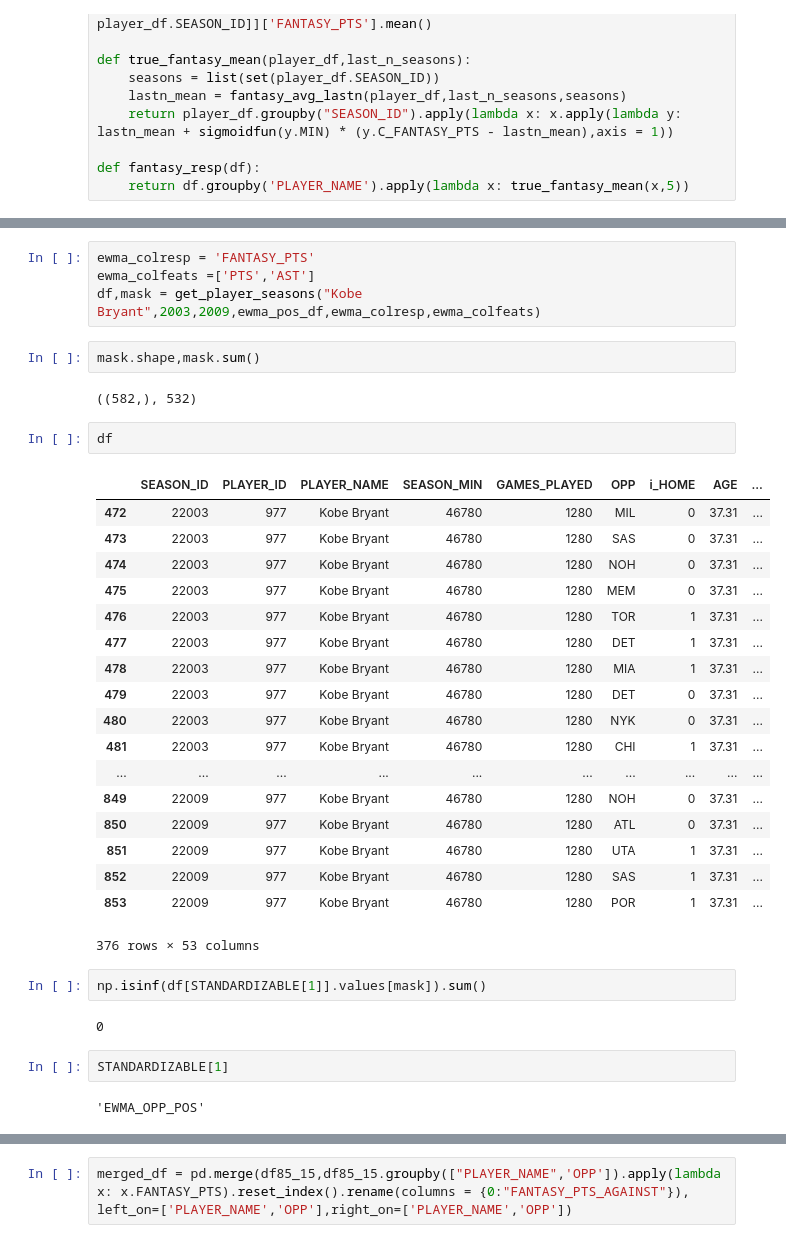
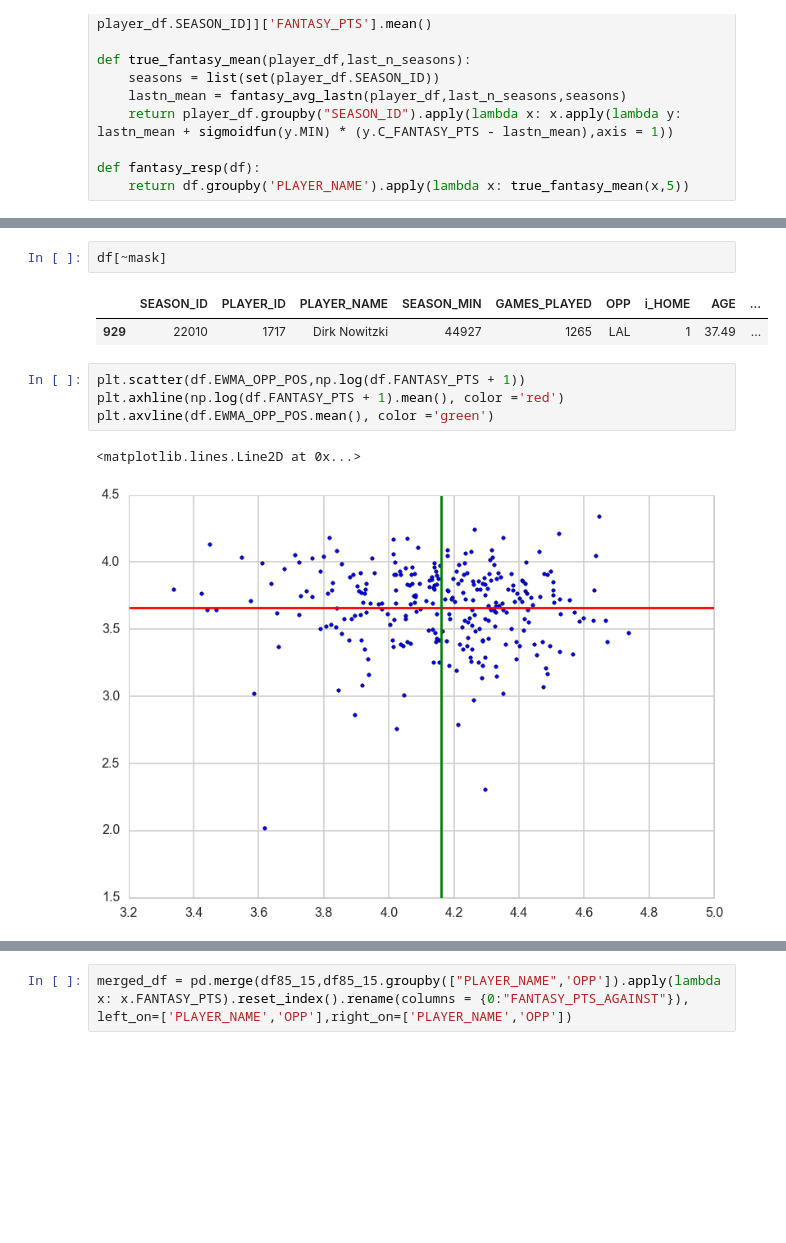
Before and after one commit to diciurcio-d/ShiftEnter, a Jupyter notebook: data_collection_sup.ipynb, the cells around one changed output, grey strips where cells are left out. Saved outputs shown, nothing was run; the diff lists cells and outputs as text; blank space fills up the shorter version.

```diff
--- a/data_collection_sup.ipynb
+++ b/data_collection_sup.ipynb
@@ -204,37 +191,12 @@ def get_player_seasons(player_name, season1,season2,full_df,ewma_colresp, ewma_c
-# %%
-ewma_colresp = 'FANTASY_PTS'
-ewma_colfeats =['PTS','AST']
-df,mask = get_player_seasons("Kobe Bryant",2003,2009,ewma_pos_df,ewma_colresp,ewma_colfeats)
-# %%
-mask.shape,mask.sum()
-# %% [output]
-((582,), 532)
 # %%
-df
+df[~mask]
 # %% [output]
 |  | SEASON_ID | PLAYER_ID | PLAYER_NAME | SEASON_MIN | GAMES_PLAYED | OPP | i_HOME | AGE | ... |
-| 472 | 22003 | 977 | Kobe Bryant | 46780 | 1280 | MIL | 0 | 37.31 | ... |
-| 473 | 22003 | 977 | Kobe Bryant | 46780 | 1280 | SAS | 0 | 37.31 | ... |
-| 474 | 22003 | 977 | Kobe Bryant | 46780 | 1280 | NOH | 0 | 37.31 | ... |
-| 475 | 22003 | 977 | Kobe Bryant | 46780 | 1280 | MEM | 0 | 37.31 | ... |
-| 476 | 22003 | 977 | Kobe Bryant | 46780 | 1280 | TOR | 1 | 37.31 | ... |
-| 477 | 22003 | 977 | Kobe Bryant | 46780 | 1280 | DET | 1 | 37.31 | ... |
-| 478 | 22003 | 977 | Kobe Bryant | 46780 | 1280 | MIA | 1 | 37.31 | ... |
-| 479 | 22003 | 977 | Kobe Bryant | 46780 | 1280 | DET | 0 | 37.31 | ... |
-| 480 | 22003 | 977 | Kobe Bryant | 46780 | 1280 | NYK | 0 | 37.31 | ... |
-| 481 | 22003 | 977 | Kobe Bryant | 46780 | 1280 | CHI | 1 | 37.31 | ... |
-| ... | ... | ... | ... | ... | ... | ... | ... | ... | ... |
-| 849 | 22009 | 977 | Kobe Bryant | 46780 | 1280 | NOH | 0 | 37.31 | ... |
-| 850 | 22009 | 977 | Kobe Bryant | 46780 | 1280 | ATL | 0 | 37.31 | ... |
-| 851 | 22009 | 977 | Kobe Bryant | 46780 | 1280 | UTA | 1 | 37.31 | ... |
-| 852 | 22009 | 977 | Kobe Bryant | 46780 | 1280 | SAS | 1 | 37.31 | ... |
-| 853 | 22009 | 977 | Kobe Bryant | 46780 | 1280 | POR | 1 | 37.31 | ... |
+| 929 | 22010 | 1717 | Dirk Nowitzki | 44927 | 1265 | LAL | 1 | 37.49 | ... |
-376 rows × 53 columns
-# %%
-np.isinf(df[STANDARDIZABLE[1]].values[mask]).sum()
-# %% [output]
-0
-# %%
-STANDARDIZABLE[1]
-# %% [output]
-'EWMA_OPP_POS'
+# %%
+plt.scatter(df.EWMA_OPP_POS,np.log(df.FANTASY_PTS + 1))
+plt.axhline(np.log(df.FANTASY_PTS + 1).mean(), color ='red')
+plt.axvline(df.EWMA_OPP_POS.mean(), color ='green')
+# %% [output]
+<matplotlib.lines.Line2D at 0x...>
+[figure, added]
```
Also changed, not shown: parts of 38 cells of this notebook, 1 other file.
